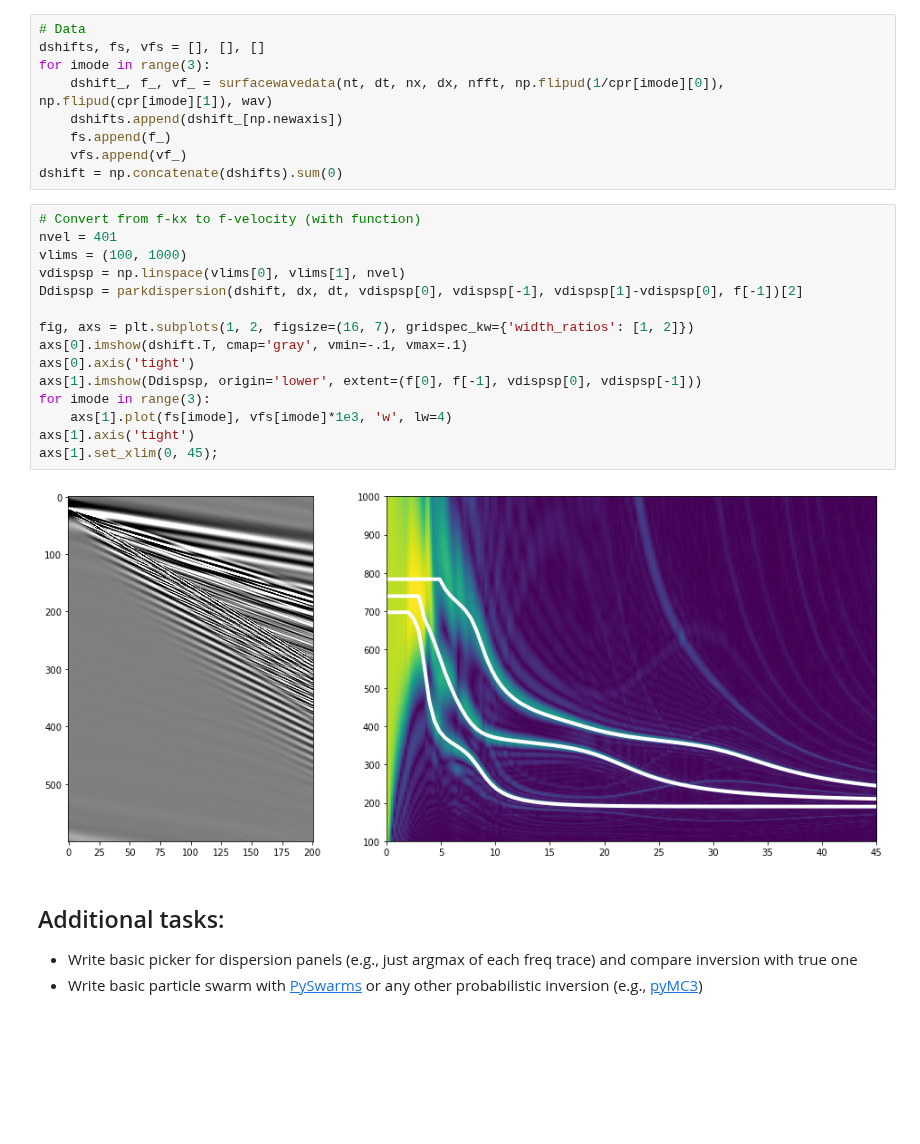
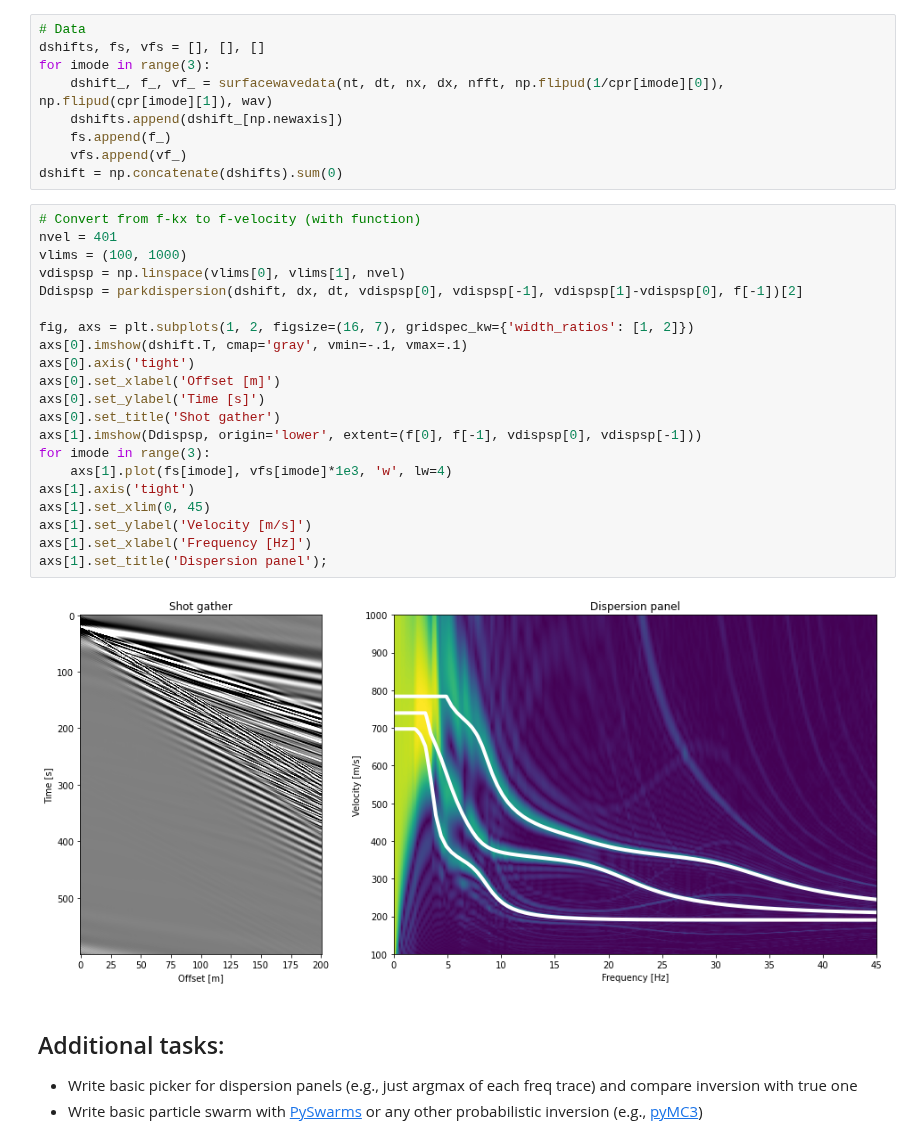
Before and after one commit to DIG-Kaust/Seismology, a Jupyter notebook: Dispersion/Dispersion.ipynb, the cells around one changed output. Drawn from its saved outputs; the diff is of its cells as text; blank space fills up the shorter version.

Commit message:
Small change in Dispersion plotting

```diff
--- a/Dispersion/Dispersion.ipynb
+++ b/Dispersion/Dispersion.ipynb
@@ -210,20 +210,26 @@ dshift = np.concatenate(dshifts).sum(0)
 # %%
 # Convert from f-kx to f-velocity (with function)
 nvel = 401
 vlims = (100, 1000)
 vdispsp = np.linspace(vlims[0], vlims[1], nvel)
 Ddispsp = parkdispersion(dshift, dx, dt, vdispsp[0], vdispsp[-1], vdispsp[1]-vdispsp[0], f[-1])[2]
 
 fig, axs = plt.subplots(1, 2, figsize=(16, 7), gridspec_kw={'width_ratios': [1, 2]})
 axs[0].imshow(dshift.T, cmap='gray', vmin=-.1, vmax=.1)
 axs[0].axis('tight')
+axs[0].set_xlabel('Offset [m]')
+axs[0].set_ylabel('Time [s]')
+axs[0].set_title('Shot gather')
 axs[1].imshow(Ddispsp, origin='lower', extent=(f[0], f[-1], vdispsp[0], vdispsp[-1]))
 for imode in range(3):
     axs[1].plot(fs[imode], vfs[imode]*1e3, 'w', lw=4)
 axs[1].axis('tight')
-axs[1].set_xlim(0, 45);
+axs[1].set_xlim(0, 45)
+axs[1].set_ylabel('Velocity [m/s]')
+axs[1].set_xlabel('Frequency [Hz]')
+axs[1].set_title('Dispersion panel');
 # %% [output]
-[figure, old version]
+[figure, new version]
 # %% [markdown]
 ## Additional tasks:
 
```
Also changed, not shown: parts of 1 cell of this notebook, 1 other file.
